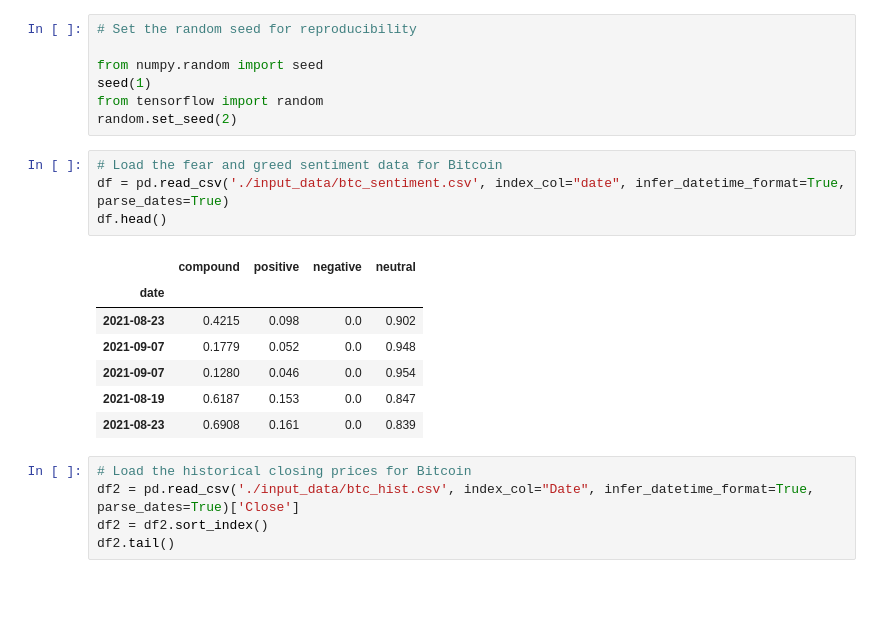
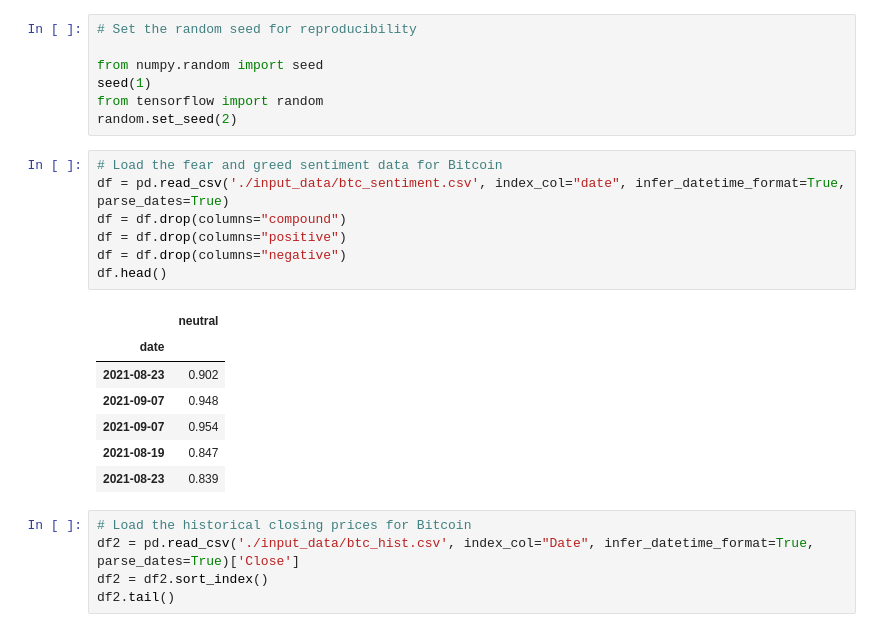
Before and after one commit to mrnaglejr/Project-2, a Jupyter notebook: btc_stock_predictor_closing.ipynb, the cells around one changed output. Saved outputs shown, nothing was run; the diff lists cells and outputs as text; blank space fills up the shorter version.

```diff
--- a/btc_stock_predictor_closing.ipynb
+++ b/btc_stock_predictor_closing.ipynb
@@ -39,15 +39,18 @@ random.set_seed(2)
 # %%
 # Load the fear and greed sentiment data for Bitcoin
 df = pd.read_csv('./input_data/btc_sentiment.csv', index_col="date", infer_datetime_format=True, parse_dates=True)
+df = df.drop(columns="compound")
+df = df.drop(columns="positive")
+df = df.drop(columns="negative")
 df.head()
 # %% [output]
-|  | compound | positive | negative | neutral |
-| date |  |  |  |  |
-| 2021-08-23 | 0.4215 | 0.098 | 0.0 | 0.902 |
-| 2021-09-07 | 0.1779 | 0.052 | 0.0 | 0.948 |
-| 2021-09-07 | 0.1280 | 0.046 | 0.0 | 0.954 |
-| 2021-08-19 | 0.6187 | 0.153 | 0.0 | 0.847 |
-| 2021-08-23 | 0.6908 | 0.161 | 0.0 | 0.839 |
+|  | neutral |
+| date |  |
+| 2021-08-23 | 0.902 |
+| 2021-09-07 | 0.948 |
+| 2021-09-07 | 0.954 |
+| 2021-08-19 | 0.847 |
+| 2021-08-23 | 0.839 |
 # %%
 # Load the historical closing prices for Bitcoin
 df2 = pd.read_csv('./input_data/btc_hist.csv', index_col="Date", infer_datetime_format=True, parse_dates=True)['Close']
```
Also changed, not shown: parts of 11 cells of this notebook, 1 other file.
